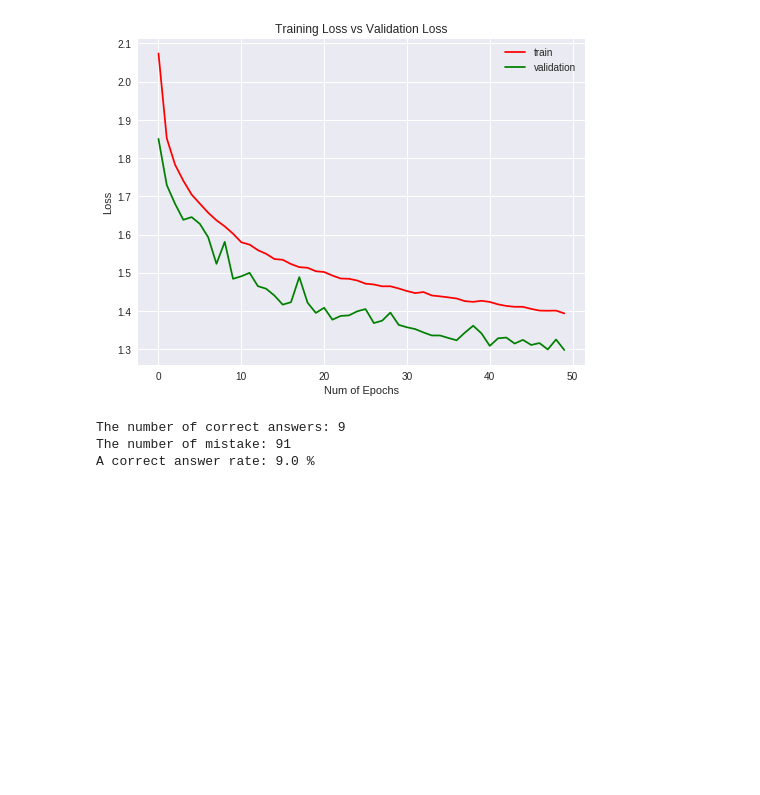
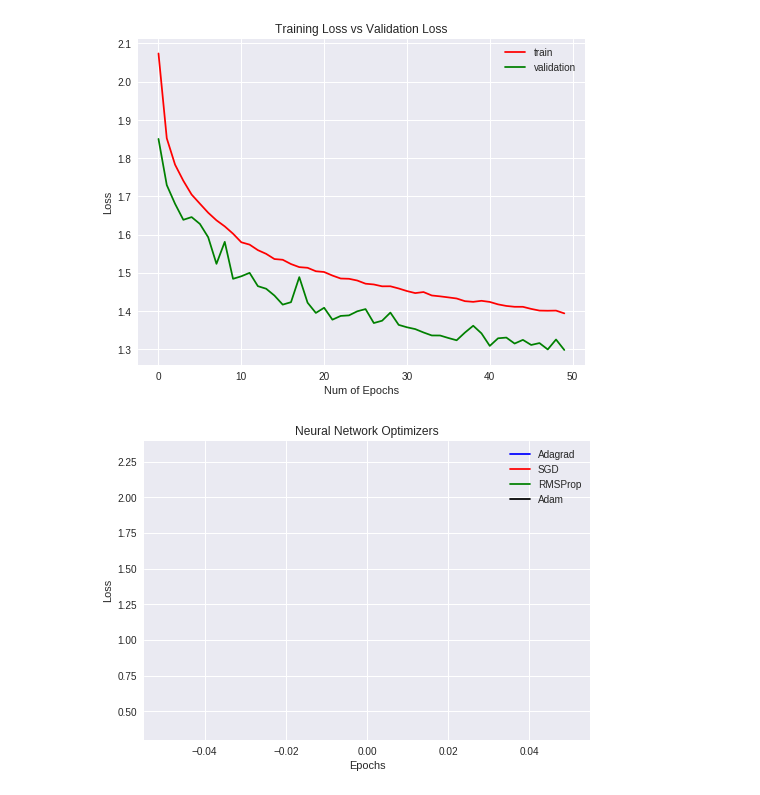
Before and after one commit to Manasa9391/Cognitive-Computing, a Jupyter notebook: CNN_CIFAR10.ipynb, the cells around one changed output. Cells and saved outputs as stored; diff of their text form; code cells hidden in the pictures; blank space fills up the shorter version.

```diff
--- a/CNN_CIFAR10.ipynb
+++ b/CNN_CIFAR10.ipynb
@@ -370,0 +575,4 @@ Train accuracy: 0.85738
+# %%
+scores_s = model_s.evaluate(x_train, y_train, verbose=1)
+print('Test loss:', scores_s[0])
+print('Test accuracy:', scores_s[1])
@@ -775,43 +831,16 @@ plt.show()
 # %% [output]
 [figure]
 [figure]
-# %%
-import random
-import numpy as np
-def convertCIFER10Data(image):
-    img = image.astype('float32')
-    img /= 255
-    c = np.zeros(32*32*3).reshape((1,32,32,3))
-    c[0] = img
-    return c
-
-right = 0
-mistake = 0
-for i in range(100):
-    index = random.randint(0, x_test.shape[0])
-    image = x_test[index]
-    data = convertCIFER10Data(image)
-
-    ret = model.predict(data, batch_size=1)
-    #print(ret)
-
-    bestnum = 0.0
-    bestclass = 0
-    for n in [0,1,2,3,4,5,6,7,8,9]:
-        if bestnum < ret[0][n]:
-            bestnum = ret[0][n]
-            bestclass = n
-    i = list(y_test[index]).index(1)
-    if i == bestclass:
-      right += 1
-    else:
-      mistake += 1
-
-
-print("The number of correct answers:", right)
-print("The number of mistake:", mistake)
-print("A correct answer rate:", right/(mistake + right)*100, '%')
-# %% [output]
-The number of correct answers: 9
-The number of mistake: 91
-A correct answer rate: 9.0 %
+# %%
+plt.figure()
+plt.plot(scores_ad[0], color='blue', label='Adagrad')
+plt.plot(scores_s[0], color='red',  label='SGD')
+plt.plot(scores_t[0], color='green',  label='RMSProp')
+plt.plot(scores_train[0], color='black',  label='Adam')
+plt.title("Neural Network Optimizers")
+plt.xlabel("Epochs")
+plt.ylabel("Loss")
+plt.legend()
+plt.show()
+# %% [output]
+[figure, added]
```
Also changed, not shown: parts of 20 cells of this notebook.
